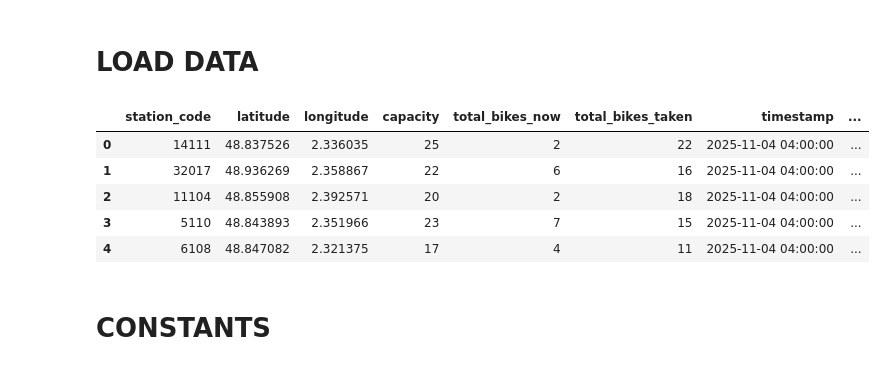
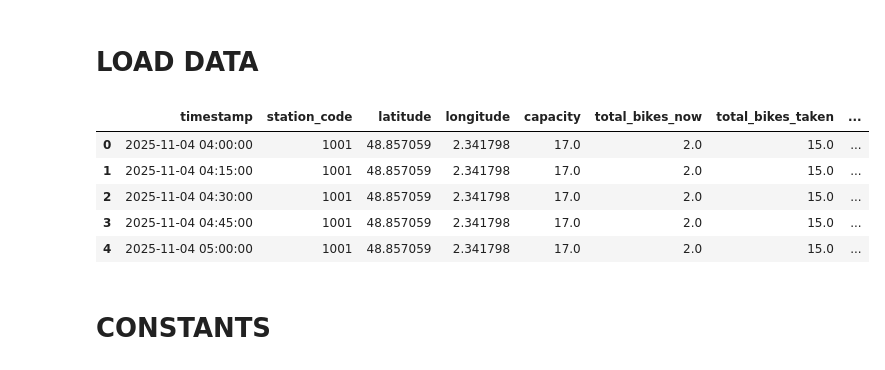
Before and after one commit to EmirhanFaruk/Projet-DALAS, a Jupyter notebook: visualise_data/visualise_data.ipynb, the cells around one changed output. Saved outputs shown, nothing was run; the diff lists cells and outputs as text; code cells hidden in the pictures.

```diff
--- a/visualise_data/visualise_data.ipynb
+++ b/visualise_data/visualise_data.ipynb
@@ -20,15 +21,15 @@ for folder in folders:
 # %% [markdown]
 # LOAD DATA
 # %%
-df = pd.read_csv(f"{DATASET_INPUT_FOLDER}/clean_data.csv")
+df = pd.read_csv(f"{DATASET_INPUT_FOLDER}/final_clean_data.csv")
 df.head(5)
 # %% [output]
-|  | station_code | latitude | longitude | capacity | total_bikes_now | total_bikes_taken | timestamp | ... |
-| 0 | 14111 | 48.837526 | 2.336035 | 25 | 2 | 22 | 2025-11-04 04:00:00 | ... |
-| 1 | 32017 | 48.936269 | 2.358867 | 22 | 6 | 16 | 2025-11-04 04:00:00 | ... |
-| 2 | 11104 | 48.855908 | 2.392571 | 20 | 2 | 18 | 2025-11-04 04:00:00 | ... |
-| 3 | 5110 | 48.843893 | 2.351966 | 23 | 7 | 15 | 2025-11-04 04:00:00 | ... |
-| 4 | 6108 | 48.847082 | 2.321375 | 17 | 4 | 11 | 2025-11-04 04:00:00 | ... |
+|  | timestamp | station_code | latitude | longitude | capacity | total_bikes_now | total_bikes_taken | ... |
+| 0 | 2025-11-04 04:00:00 | 1001 | 48.857059 | 2.341798 | 17.0 | 2.0 | 15.0 | ... |
+| 1 | 2025-11-04 04:15:00 | 1001 | 48.857059 | 2.341798 | 17.0 | 2.0 | 15.0 | ... |
+| 2 | 2025-11-04 04:30:00 | 1001 | 48.857059 | 2.341798 | 17.0 | 2.0 | 15.0 | ... |
+| 3 | 2025-11-04 04:45:00 | 1001 | 48.857059 | 2.341798 | 17.0 | 2.0 | 15.0 | ... |
+| 4 | 2025-11-04 05:00:00 | 1001 | 48.857059 | 2.341798 | 17.0 | 2.0 | 15.0 | ... |
 # %% [markdown]
 # CONSTANTS
 # %%
```
Also changed, not shown: parts of 13 cells of this notebook, 8 other files.
